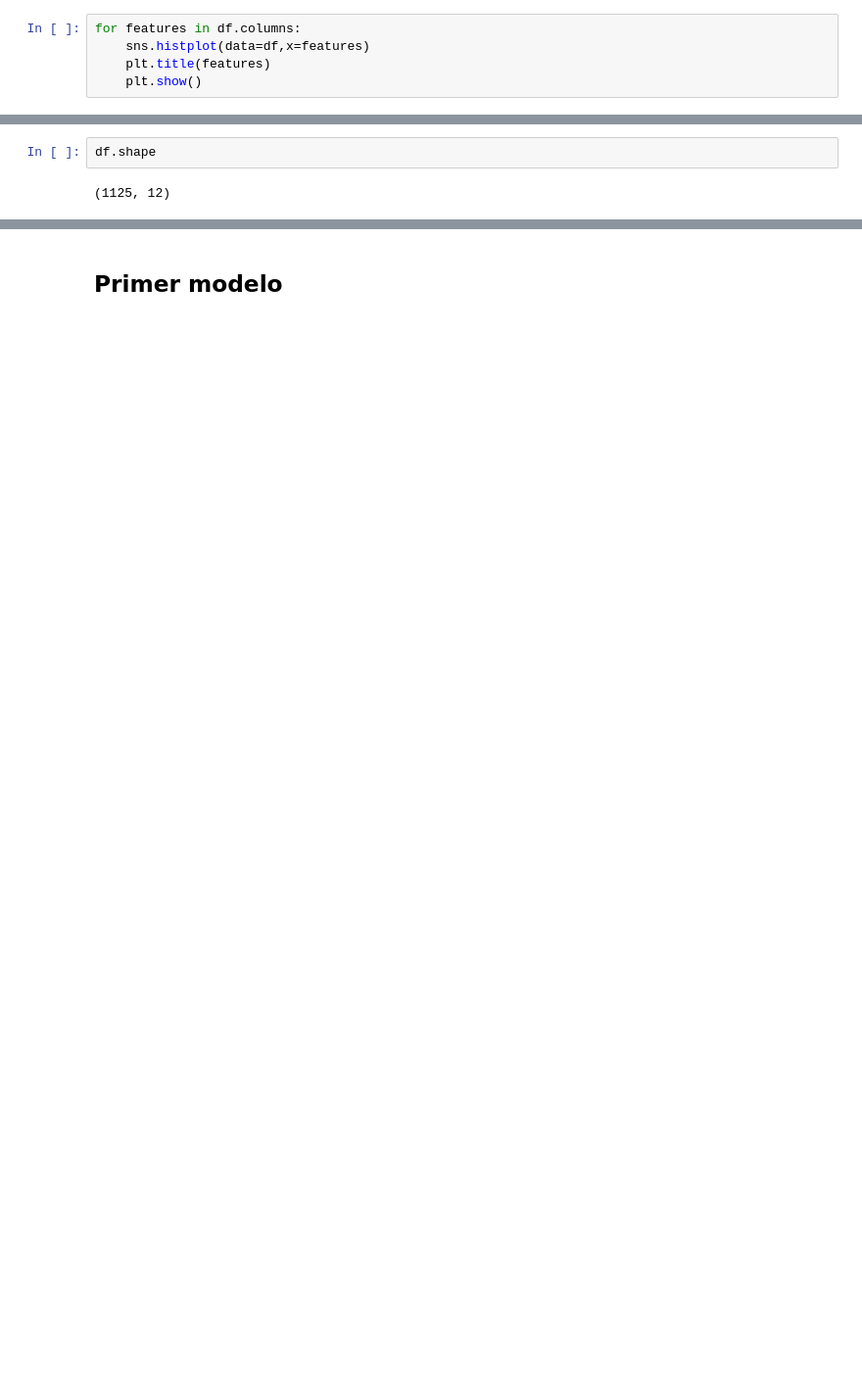
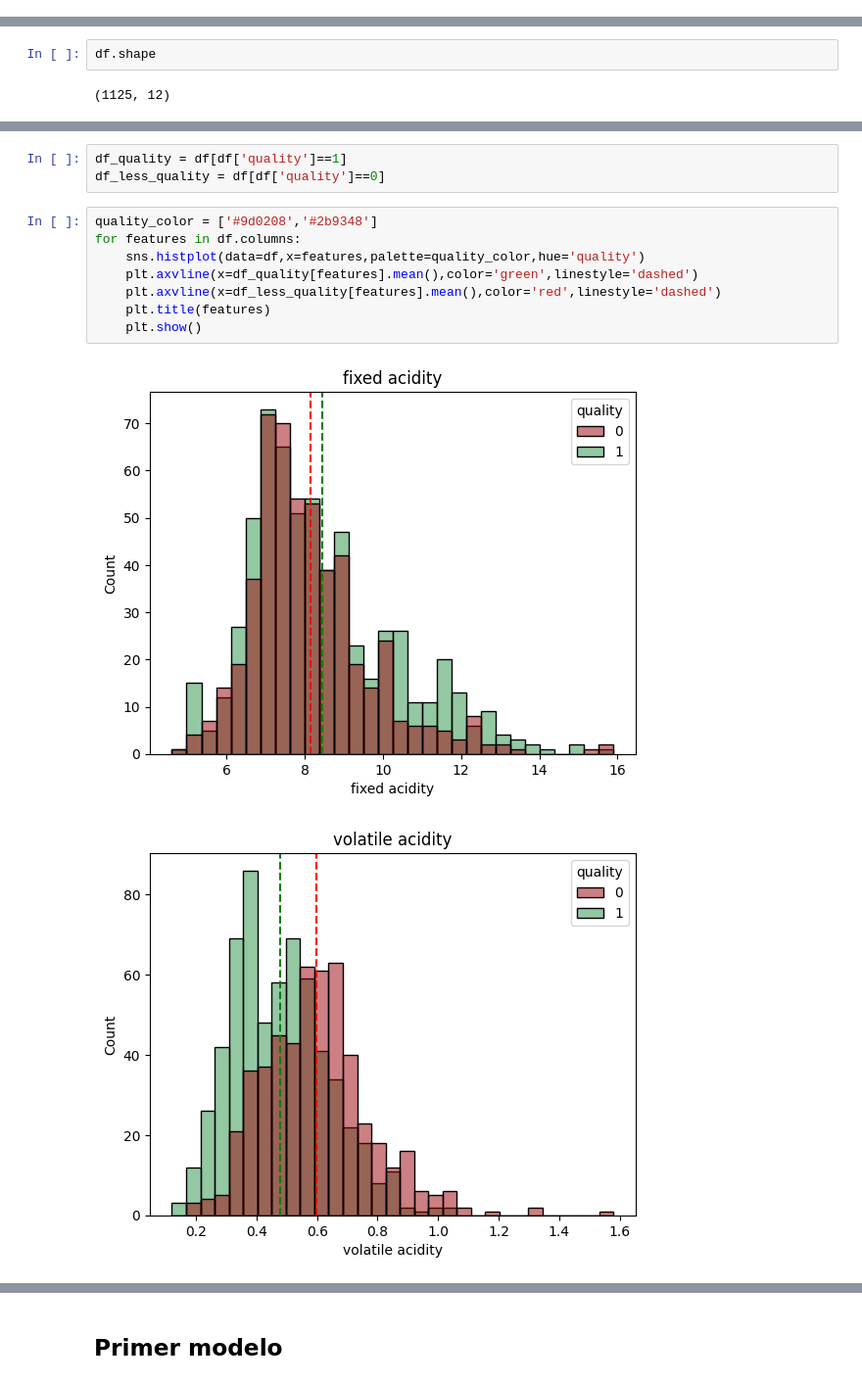
Before and after one commit to giraljv/wines_random_forest, a Jupyter notebook: wines.ipynb, the cells around one changed output, grey strips where cells are left out. Shown at 98% size. Drawn from its saved outputs; the diff is of its cells as text; blank space fills up the shorter version.

```diff
--- a/wines.ipynb
+++ b/wines.ipynb
@@ -56,8 +72,3 @@ alcohol                 float64
 quality                   int64
 Id                        int64
 dtype: object
-# %%
-for features in df.columns:
-    sns.histplot(data=df,x=features)
-    plt.title(features)
-    plt.show()
@@ -101,0 +109,14 @@ df.shape
+# %%
+df_quality = df[df['quality']==1]
+df_less_quality = df[df['quality']==0]
+# %%
+quality_color = ['#9d0208','#2b9348']
+for features in df.columns:
+    sns.histplot(data=df,x=features,palette=quality_color,hue='quality')
+    plt.axvline(x=df_quality[features].mean(),color='green',linestyle='dashed')
+    plt.axvline(x=df_less_quality[features].mean(),color='red',linestyle='dashed')
+    plt.title(features)
+    plt.show()
+# %% [output]
+[figure, added]
+[figure, added]
```
Also changed, not shown: parts of 30 cells of this notebook, 1 other file.
